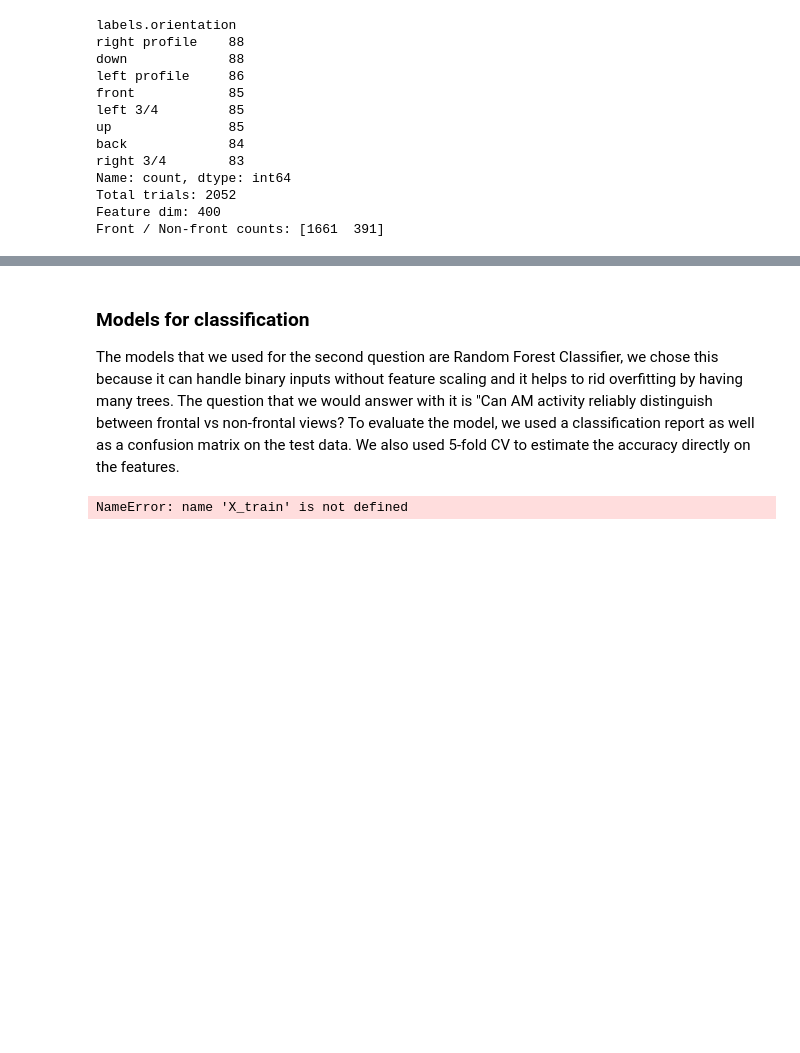
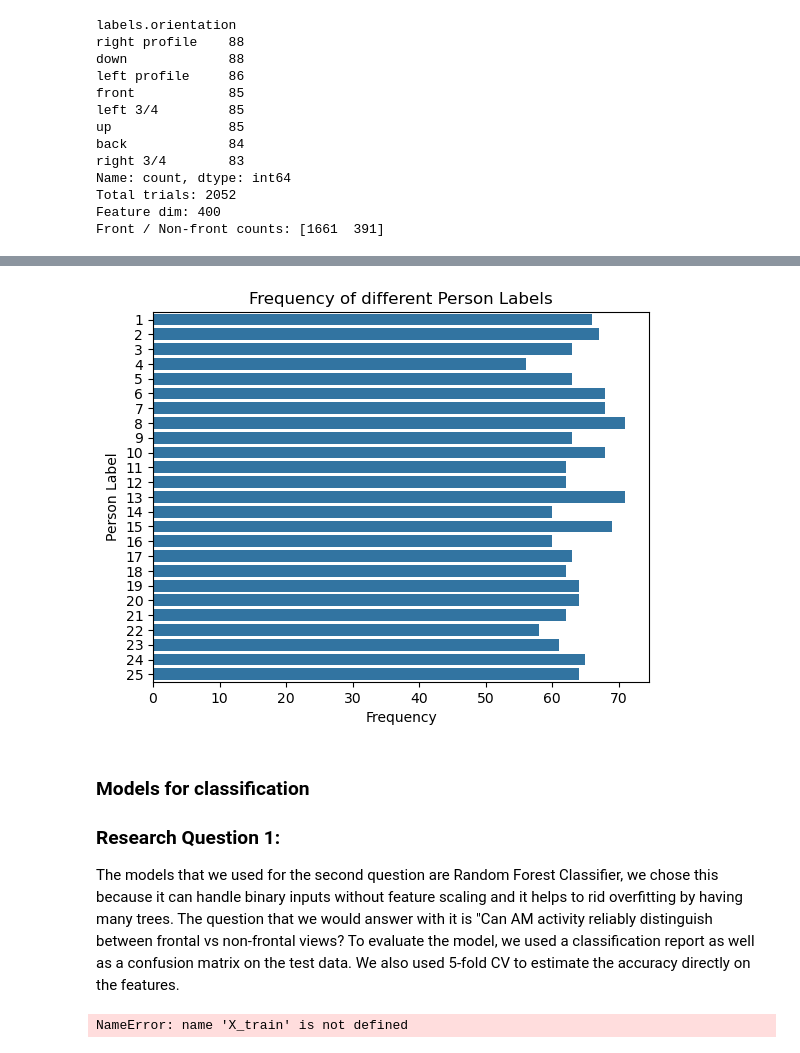
Before and after one commit to wolstone/CMSE381-Project, a Jupyter notebook: ProjectTemplate.ipynb, the cells around one changed output, grey strips where cells are left out. Cells and saved outputs as stored; diff of their text form; code cells hidden in the pictures; blank space fills up the shorter version.

```diff
--- a/ProjectTemplate.ipynb
+++ b/ProjectTemplate.ipynb
@@ -131,0 +195,25 @@ Front / Non-front counts: [1661  391]
+# %%
+data = data.iloc[:, :405]
+data = data.drop(['site_info.region'], axis=1)
+
+time_data = data.iloc[:, 5:]
+time_cols = list(data.columns)[5:]
+
+data['activations_0_200'] = data.iloc[:, 5:205].sum(axis=1)
+data['activations_200_400'] = data.iloc[:, 205:405].sum(axis=1)
+data['total_activations'] = data.iloc[:, 5:405].sum(axis=1)
+
+first_activations = []
+for i, row in data.iterrows():
+    first_act_col = None
+    for col in time_cols:
+        if row[col] == 1:
+            first_act_col = col
+            break
+        else:
+            first_act_col = 'None'
+    first_activations.append(first_act_col)
+data['first_activation_time_frame'] = first_activations
+
+data['mean_activations'] = data['total_activations'] / len(time_cols)
+data.head()
@@ -132,6 +228,17 @@ Front / Non-front counts: [1661  391]
+# %%
+y = data['labels.person']
+X = data.drop(['labels.person'], axis=1)
+
+sns.countplot(y=y)
+plt.title('Frequency of different Person Labels')
+plt.xlabel('Frequency')
+plt.ylabel('Person Label')
+plt.show()
+# %% [output]
+[figure, added]
 # %% [markdown]
 ### Models for classification
-
+### Research Question 1:
 
 The models that we used for the second question are Random Forest Classifier, we chose this because it can handle binary inputs without feature scaling and it helps to rid overfitting by having many trees. The question that we would answer with it is "Can AM activity reliably distinguish between frontal vs non-frontal views? To evaluate the model, we used a classification report as well as a confusion matrix on the test data. We also used 5-fold CV to estimate the accuracy directly on the features.
 # %%
```
Also changed, not shown: parts of 56 cells of this notebook.
